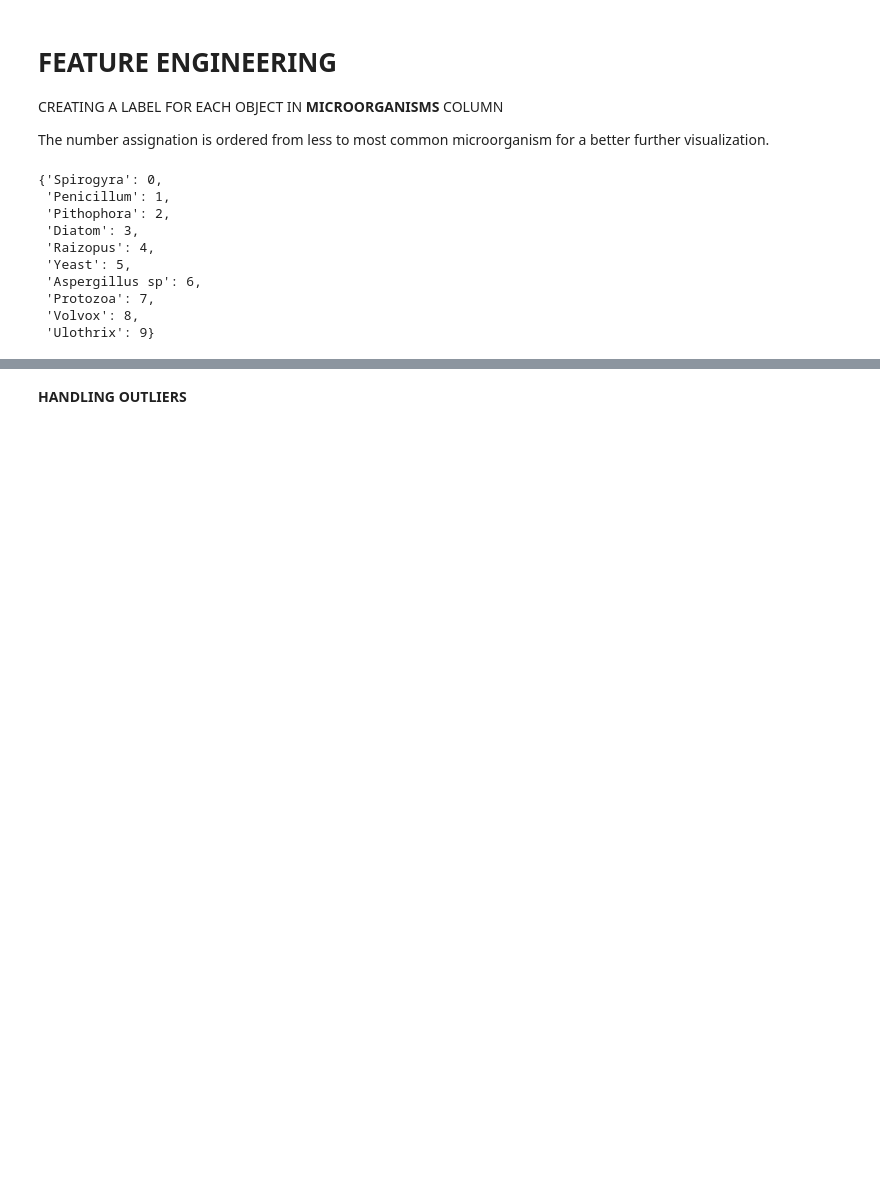
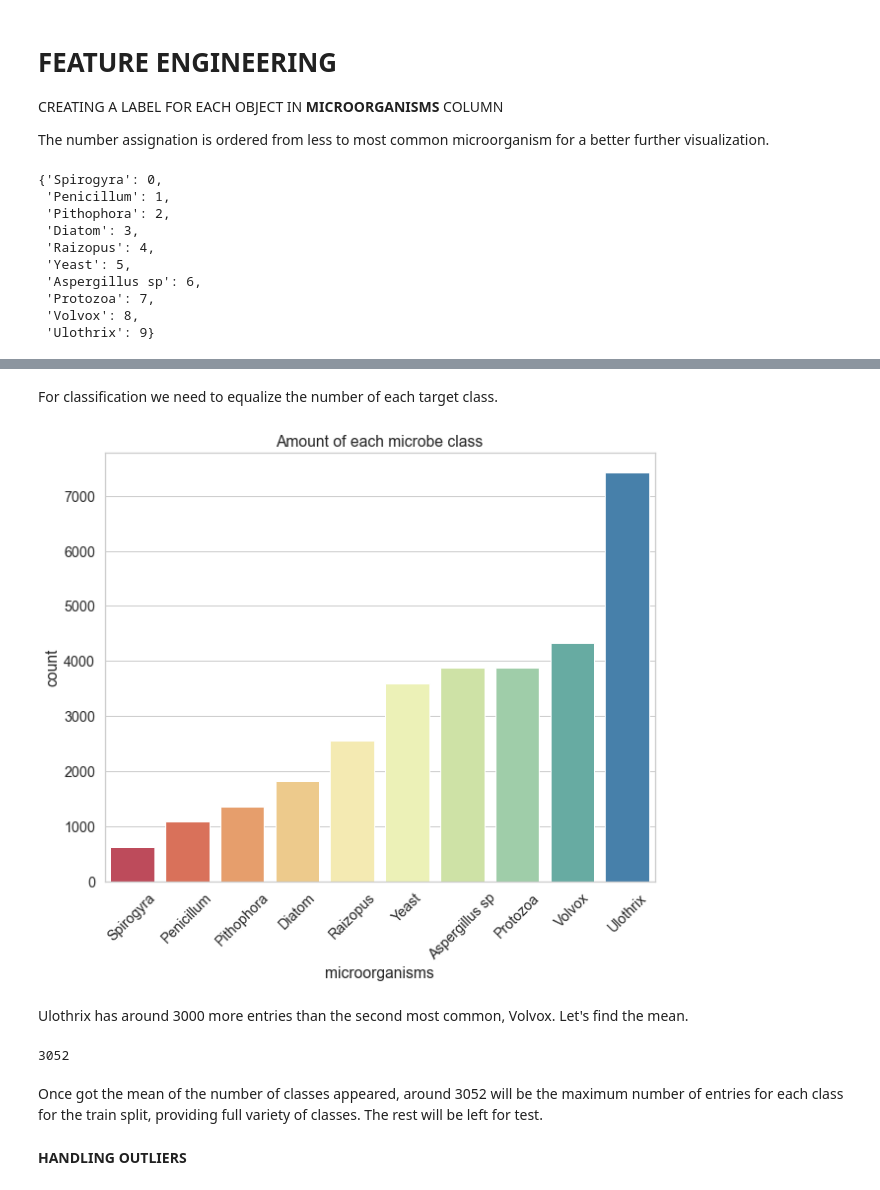
Before and after one commit to N0t10n/Microbes_classification, a Jupyter notebook: model.ipynb, the cells around one changed output, grey strips where cells are left out. Cells and saved outputs as stored; diff of their text form; code cells hidden in the pictures; blank space fills up the shorter version.

```diff
--- a/model.ipynb
+++ b/model.ipynb
@@ -103,3 +103,23 @@ Name: microorganisms, dtype: int64
+# %% [markdown]
+For classification we need to equalize the number of each target class.
+# %%
+plt.figure(figsize=(10,8))
+sns.set(font_scale = 1.3)
+sns.set_style('whitegrid')
+sns.countplot(x='microorganisms', data=data, palette='Spectral')
+plt.title('Amount of each microbe class')
+plt.xticks(ticks=list(labels.values()), labels=list(labels.keys()), rotation=45);
+# %% [output]
+[figure, added]
+# %% [markdown]
+Ulothrix has around 3000 more entries than the second most common, Volvox. Let's find the mean.
+# %%
+microbes_mean = int(data['microorganisms'].value_counts().mean())
+microbes_mean
+# %% [output]
+3052
+# %% [markdown]
+Once got the mean of the number of classes appeared, around 3052 will be the maximum number of entries for each class for the train split, providing full variety of classes. The rest will be left for test.
 # %% [markdown]
 **HANDLING OUTLIERS**
 # %%
```
Also changed, not shown: parts of 18 cells of this notebook.
